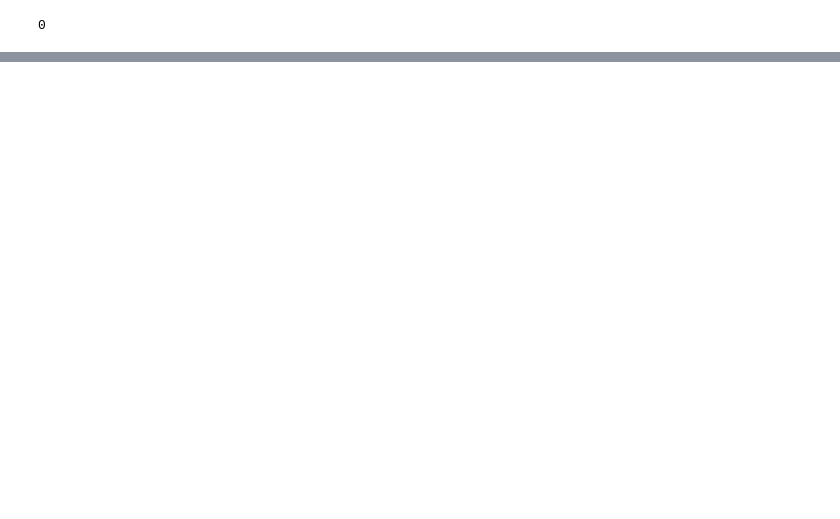
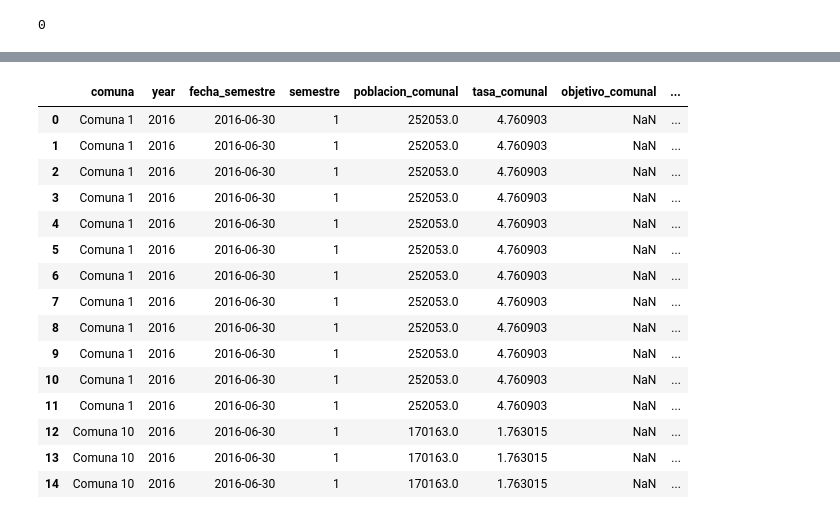
Before and after one commit to samuelchacon00/PI_PT05_2, a Jupyter notebook: EDA.ipynb, the cells around one changed output, grey strips where cells are left out. Drawn from its saved outputs; the diff is of its cells as text; code cells hidden in the pictures; blank space fills up the shorter version.

```diff
--- a/EDA.ipynb
+++ b/EDA.ipynb
@@ -667,0 +863,4 @@ hechos["hora"].apply(lambda x:x=="SD").sum()
+# %%
+kpi_total=tabla[["year","semestre","tasa_Total"]].sort_values(by=["year","semestre"]).drop_duplicates()
+kpi_total["objetivo_total"]=kpi_total["tasa_Total"].shift()*0.9
+kpi_total
@@ -667,0 +881,20 @@ hechos["hora"].apply(lambda x:x=="SD").sum()
+# %%
+tabla=pd.merge(tabla,kpi_total[["tasa_Total","objetivo_total"]],on="tasa_Total",how="right")
+tabla[:15]
+# %% [output]
+|  | comuna | year | fecha_semestre | semestre | poblacion_comunal | tasa_comunal | objetivo_comunal | ... |
+| 0 | Comuna 1 | 2016 | 2016-06-30 | 1 | 252053.0 | 4.760903 | NaN | ... |
+| 1 | Comuna 1 | 2016 | 2016-06-30 | 1 | 252053.0 | 4.760903 | NaN | ... |
+| 2 | Comuna 1 | 2016 | 2016-06-30 | 1 | 252053.0 | 4.760903 | NaN | ... |
+| 3 | Comuna 1 | 2016 | 2016-06-30 | 1 | 252053.0 | 4.760903 | NaN | ... |
+| 4 | Comuna 1 | 2016 | 2016-06-30 | 1 | 252053.0 | 4.760903 | NaN | ... |
+| 5 | Comuna 1 | 2016 | 2016-06-30 | 1 | 252053.0 | 4.760903 | NaN | ... |
+| 6 | Comuna 1 | 2016 | 2016-06-30 | 1 | 252053.0 | 4.760903 | NaN | ... |
+| 7 | Comuna 1 | 2016 | 2016-06-30 | 1 | 252053.0 | 4.760903 | NaN | ... |
+| 8 | Comuna 1 | 2016 | 2016-06-30 | 1 | 252053.0 | 4.760903 | NaN | ... |
+| 9 | Comuna 1 | 2016 | 2016-06-30 | 1 | 252053.0 | 4.760903 | NaN | ... |
+| 10 | Comuna 1 | 2016 | 2016-06-30 | 1 | 252053.0 | 4.760903 | NaN | ... |
+| 11 | Comuna 1 | 2016 | 2016-06-30 | 1 | 252053.0 | 4.760903 | NaN | ... |
+| 12 | Comuna 10 | 2016 | 2016-06-30 | 1 | 170163.0 | 1.763015 | NaN | ... |
+| 13 | Comuna 10 | 2016 | 2016-06-30 | 1 | 170163.0 | 1.763015 | NaN | ... |
+| 14 | Comuna 10 | 2016 | 2016-06-30 | 1 | 170163.0 | 1.763015 | NaN | ... |
```
Also changed, not shown: parts of 56 cells of this notebook, 9 other files.
